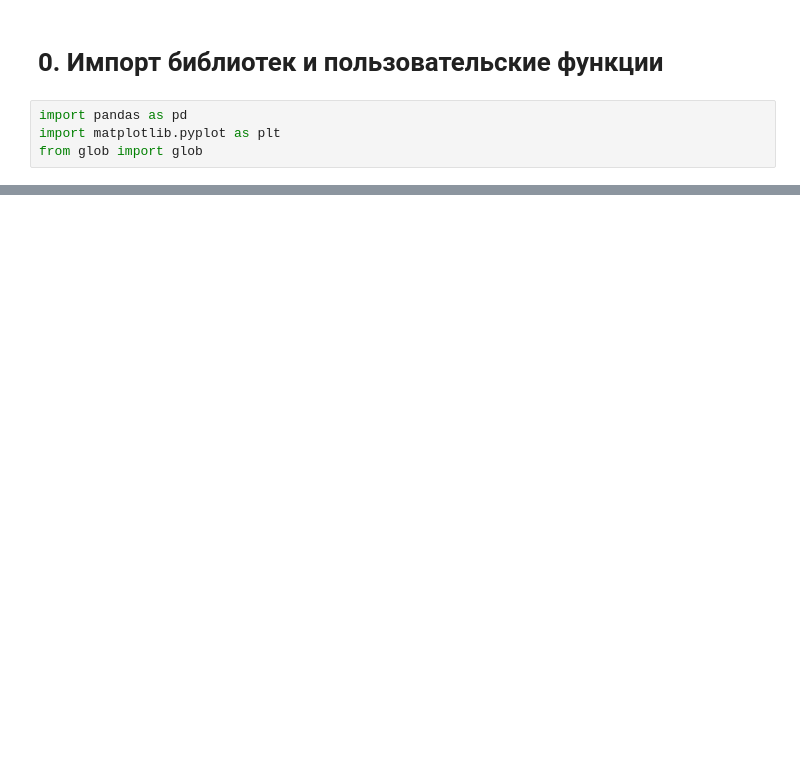
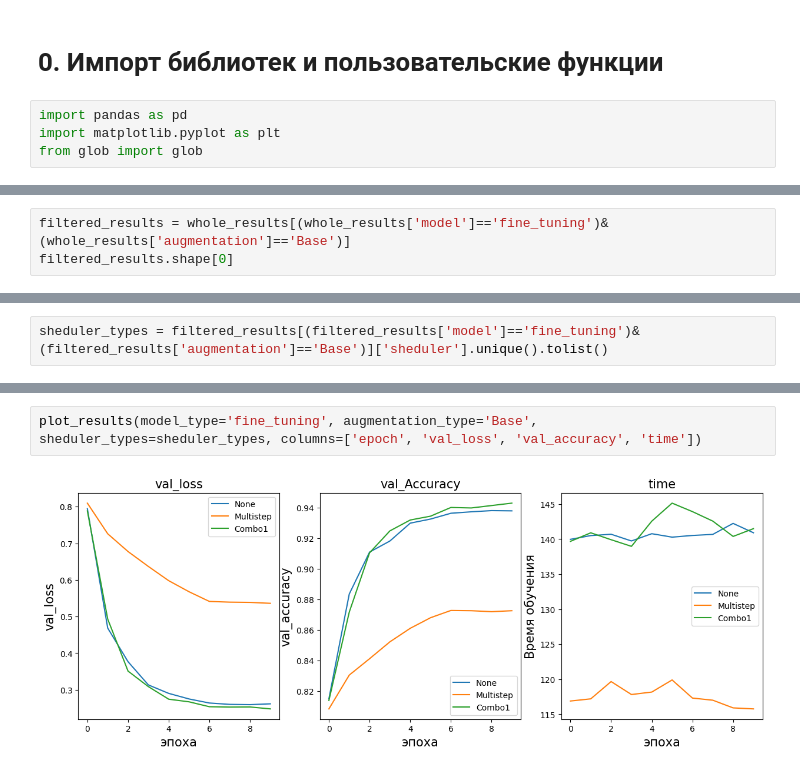
Before and after one commit to solobala/DLL30, a Jupyter notebook: DLL30_DZ5_results.ipynb, the cells around one changed output, grey strips where cells are left out. Drawn from its saved outputs; the diff is of its cells as text; blank space fills up the shorter version.

```diff
--- a/DLL30_DZ5_results.ipynb
+++ b/DLL30_DZ5_results.ipynb
@@ -182,0 +218,3 @@ whole_results.head()
+# %%
+filtered_results = whole_results[(whole_results['model']=='fine_tuning')&(whole_results['augmentation']=='Base')]
+filtered_results.shape[0]
@@ -182,0 +243,2 @@ whole_results.head()
+# %%
+sheduler_types = filtered_results[(filtered_results['model']=='fine_tuning')&(filtered_results['augmentation']=='Base')]['sheduler'].unique().tolist()
@@ -182,0 +254,4 @@ whole_results.head()
+# %%
+plot_results(model_type='fine_tuning', augmentation_type='Base', sheduler_types=sheduler_types, columns=['epoch', 'val_loss', 'val_accuracy', 'time'])
+# %% [output]
+[figure, added]
```
Also changed, not shown: parts of 65 cells of this notebook.
